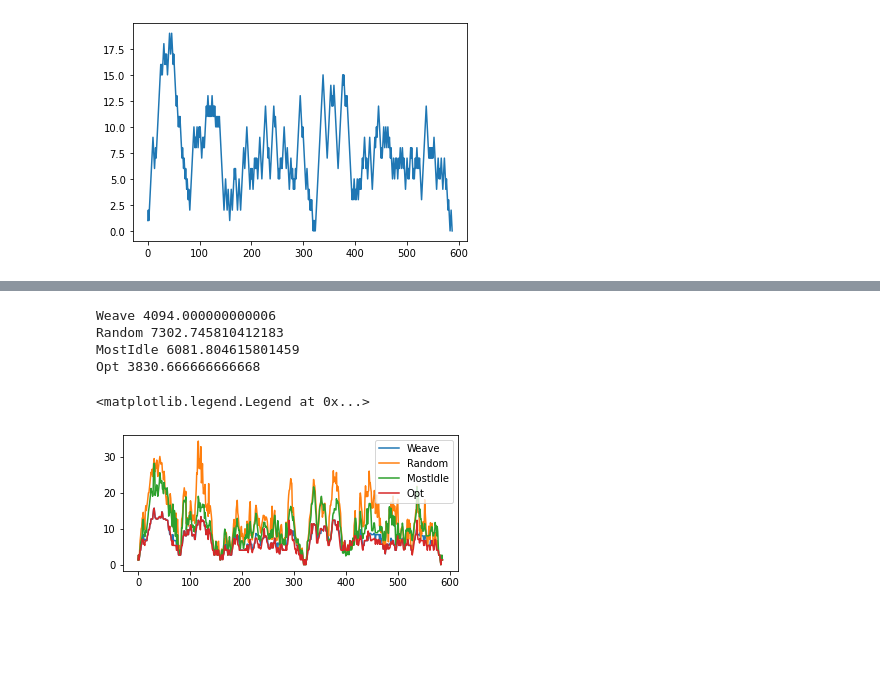
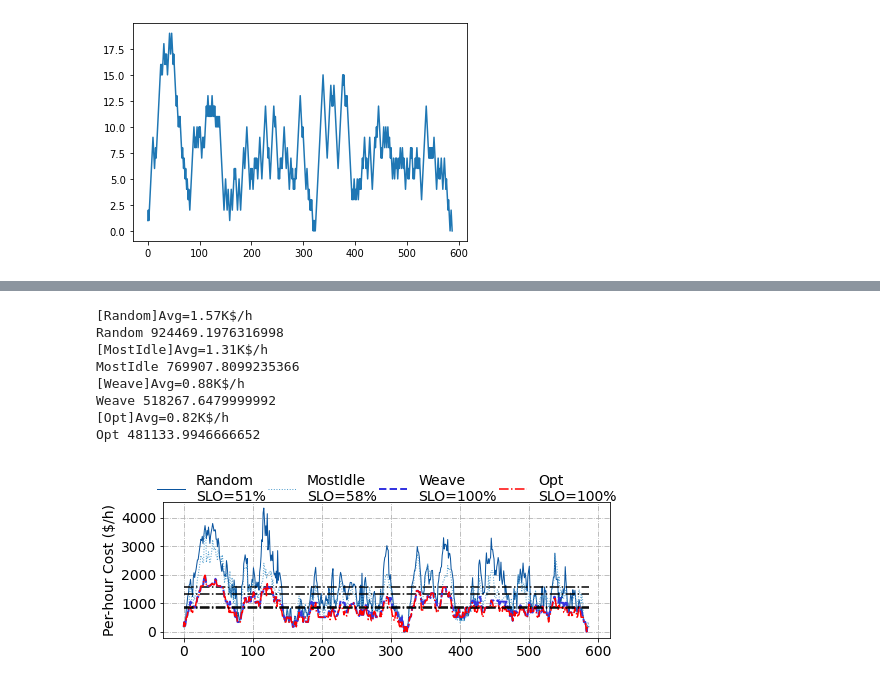
Before and after one commit to wutianyuan1/ROLL, a Jupyter notebook: global_scheduler/parse.ipynb, the cells around one changed output, grey strips where cells are left out. Cells and saved outputs as stored; diff of their text form; code cells hidden in the pictures; blank space fills up the shorter version.

```diff
--- a/global_scheduler/parse.ipynb
+++ b/global_scheduler/parse.ipynb
@@ -170,9 +232,12 @@ with open("run_results_ablation_type.txt", 'r') as f:
     content = f.read().split("\n")
 
 
-plt.figure(figsize=(6, 2.5))
+plt.figure(figsize=(8, 2.5))
 all_costs = {}
 all_slos = {}
+colors = [sns.color_palette('Blues')[-1], sns.color_palette('Blues')[-3], "#3535E0", 'red']
+linestyles = ['-', ':', '--', '-.']
+linewidths = [1, 1, 2, 1.5]
 for line in content:
     if len(line) <= 1:
         continue
@@ -181,42 +246,58 @@ for line in content:
         continue
     all_plotted = False
     mix_type_costs = {}
     mix_type_slos = {}
-    mix_type_time_costs = {}
-    for method in ["Weave", "Random", "MostIdle", "Opt"]:
+    weave_costs = {}
+    for mid, method in enumerate(['Random', 'MostIdle', "Weave", "Opt"]):
         total_cost, time_costs, time_invalid_jobs = results[method]
-        h800_per_hr = 5.28 * 32
+        h800_per_hr = 63.296 * 2
         mix_type_costs[method] = total_cost / 3600 * h800_per_hr / 10000
         num_invalid_jobs = lambda group_invalid_jobs: sum(len(group_invalid_jobs[grp_id]) for grp_id in group_invalid_jobs)
         slo_violation_counts = [num_invalid_jobs(i[2]) for i in time_invalid_jobs]
         slo_attainment_ratio = 1 - (sum(slo_violation_counts) / sum(i[3] for i in time_invalid_jobs) if len(time_invalid_jobs) != 0 else 0)
         mix_type_slos[method] = slo_attainment_ratio
 
         if len(time_costs) == 0:
             continue
         xs, invs, alls, costs = [], [], [], []
         calc_num_invalid_jobs = lambda group_invalid_jobs: sum(len(group_invalid_jobs[grp_id]) for grp_id in group_invalid_jobs)
         t0 = time_costs[0][0]
         for (last_t, t, last_invalid, last_num_all) in time_invalid_jobs:
             invs.append(calc_num_invalid_jobs(last_invalid))
             alls.append(last_num_all)
         for (last_t, t, cost_t) in time_costs:
             xs.append((last_t - t0).total_seconds() / 3600 / 24)
-            costs.append(cost_t)
-        plt.plot(costs, label=method)
+            if method == 'Weave':
+                weave_costs[last_t] = cost_t
+            if method == 'Opt' and cost_t > weave_costs[last_t]:
+                cost_t = weave_costs[last_t]
+            costs.append(cost_t * h800_per_hr)
+        plt.plot(costs, label=f"{method}\nSLO={slo_attainment_ratio*100:.0f}%", linestyle=linestyles[mid], color=colors[mid], linewidth=linewidths[mid])
+        avg_cost = np.average(costs)
+        plt.plot([0, len(costs)], [avg_cost, avg_cost], color='black', linestyle='-.', linewidth=1.5)
+        print(f"[{method}]Avg={avg_cost/1000:.2f}K$/h")
+        # plt.text(len(costs) - 200 - 200 * (mid % 2), 4000 - 800*mid, f"[{method}]Avg={avg_cost/1000:.1f}K$/h", fontdict={"fontsize": 14})
         print(method, sum(costs))
         if not all_plotted:
             # plt.plot(np.arange(len(xs)), alls)
             all_plotted = True
 
     all_costs[mix_type] = mix_type_costs
     all_slos[mix_type] = mix_type_slos
 
-plt.legend()
+plt.xticks(fontsize=14)
+plt.yticks(fontsize=14)
+plt.grid(linestyle='-.', zorder=0)
+plt.ylabel("Per-hour Cost ($/h)", fontdict={"fontsize": 14})
+plt.legend(fontsize=14, ncols=4, frameon=False, columnspacing=0.15, loc='upper center', bbox_to_anchor=(0.5, 1.3))
+plt.savefig("time_cost_sim.pdf")
 # %% [output]
-Weave 4094.000000000006
-Random 7302.745810412183
-MostIdle 6081.804615801459
-Opt 3830.666666666668
+[Random]Avg=1.57K$/h
+Random 924469.1976316998
+[MostIdle]Avg=1.31K$/h
+MostIdle 769907.8099235366
+[Weave]Avg=0.88K$/h
+Weave 518267.6479999992
+[Opt]Avg=0.82K$/h
+Opt 481133.9946666652
-<matplotlib.legend.Legend at 0x...>
-[figure, old version]
+[figure, new version]
```
Also changed, not shown: parts of 3 cells of this notebook, 5 other files.
